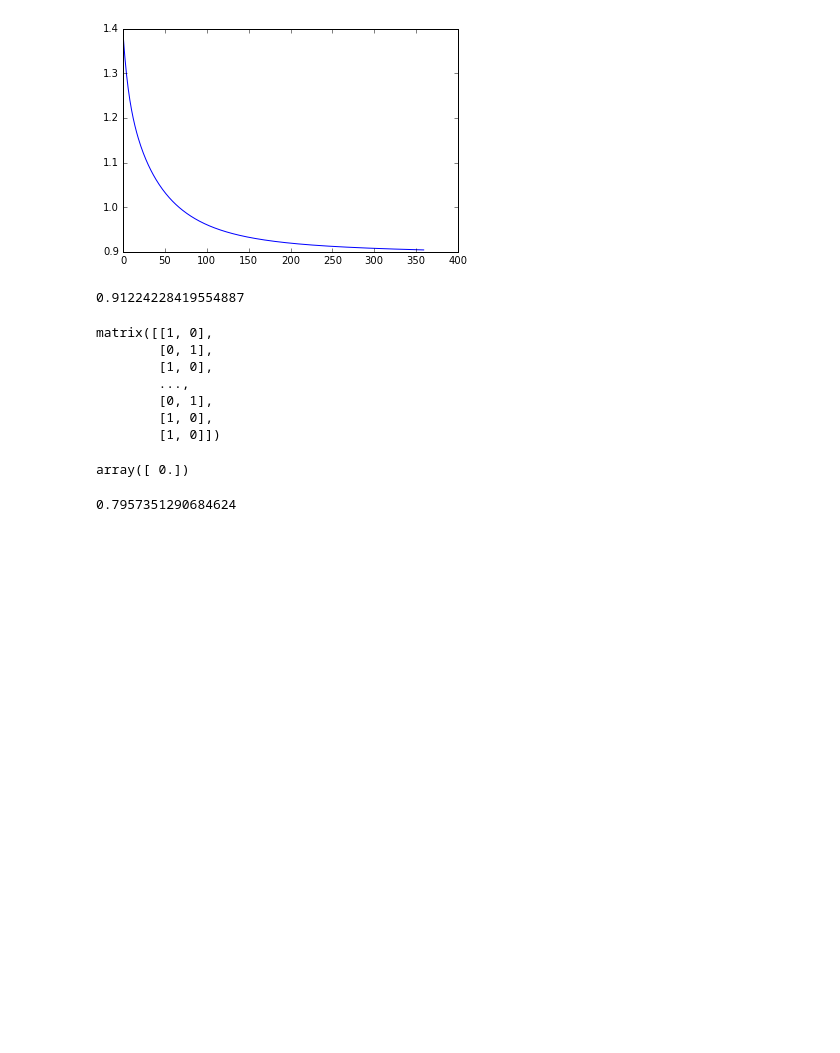
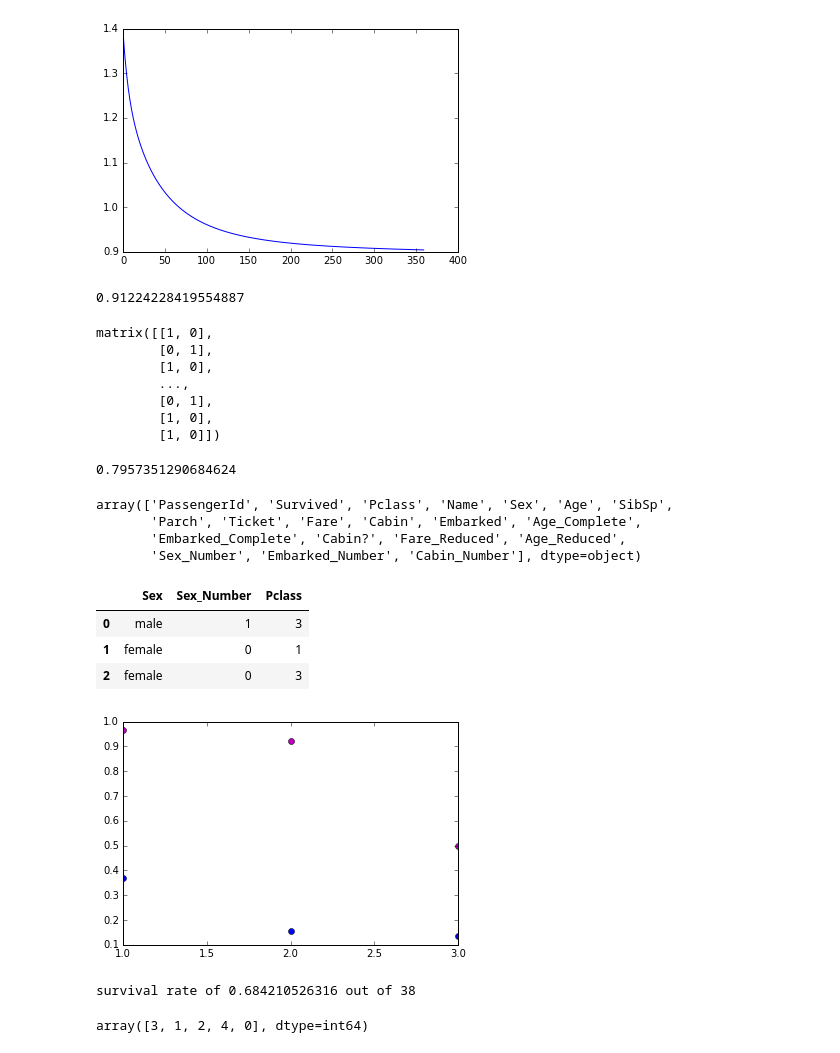
Before and after one commit to keklarup/Kaggle-titanic, a Jupyter notebook: Titanic.ipynb, the cells around one changed output. Saved outputs shown, nothing was run; the diff lists cells and outputs as text; code cells hidden in the pictures; blank space fills up the shorter version.

```diff
--- a/Titanic.ipynb
+++ b/Titanic.ipynb
@@ -374,0 +443,4 @@ print (train_data[0:10,0])
+# %%
+train_X = big_X_imputed[0:train_df.shape[0]].as_matrix()
+test_X = big_X_imputed[train_df.shape[0]::].as_matrix()
+train_y = train_df['Survived']
@@ -375,7 +450,14 @@ print (train_data[0:10,0])
+# %%
+gbm = xgb.XGBClassifier(max_depth=5, n_estimators=300, learning_rate=0.01,
+                       min_child_weight=1, gamma=5,reg_lambda=5,
+                       objective= 'binary:logistic').fit(train_X, train_Y)
+# %%
+predictions = gbm.predict(train_X)
 # %%
+#success rate of model compared to training set:
 y=0
-for x in range(0,len(output)):
-    if output[x]==train_data[x,0]:
+for x in range(0,len(predictions)):
+    if predictions[x]==train_Y[0]:
         y=y+1
 print (1.*y/len(output))
 # %% [output]
@@ -528,10 +591,6 @@ for x in range(0,len(test2)):
         solutions[x]=1
 # %%
 LogisticPredictions=solutions
-# %%
-LogisticPredictions[0]
-# %% [output]
-array([ 0.])
 # %%
 y=0
 for x in range(0,len(Ypart)):
@@ -542,0 +604,42 @@ print (y/len(Ypart))
+# %%
+SA_train.columns.values
+# %% [output]
+array(['PassengerId', 'Survived', 'Pclass', 'Name', 'Sex', 'Age', 'SibSp',
+       'Parch', 'Ticket', 'Fare', 'Cabin', 'Embarked', 'Age_Complete',
+       'Embarked_Complete', 'Cabin?', 'Fare_Reduced', 'Age_Reduced',
+       'Sex_Number', 'Embarked_Number', 'Cabin_Number'], dtype=object)
+# %%
+SA_train[['Sex','Sex_Number','Pclass']].head(3)
+# %% [output]
+|  | Sex | Sex_Number | Pclass |
+| 0 | male | 1 | 3 |
+| 1 | female | 0 | 1 |
+| 2 | female | 0 | 3 |
+# %%
+#First compound variable: sex and class:
+Class=[];
+SurvivalRate=[];
+x=0;
+y=0;
+z=0;
+for sex in range(0,2):
+    subClass=[];
+    subSurvivalRate=[];
+    for C in range(1,4):
+        test=pd.value_counts(SA_train[(SA_train['Sex_Number']==sex) & (SA_train['Pclass']==C)]['Survived']);
+        try:
+            test2=1.*test[1]/(test[0]+test[1]);
+        except:
+            test2=1.;
+#        try:
+#            test3=test[0]+test[1];
+#        except:
+#            test3=test.values[0];
+        subClass.append(C);
+        subSurvivalRate.append(test2)
+    Class.append(subClass);
+    SurvivalRate.append(subSurvivalRate);
+#print ('survival rate of %s out of %s' % (test2,test3))
+plt.plot(Class[0],SurvivalRate[0],'mo',Class[1],SurvivalRate[1],'bo');
+# %% [output]
+[figure, added]
@@ -542,0 +650,19 @@ print (y/len(Ypart))
+# %%
+#SA_train[(SA_train['Age_Complete'] >= 18) & (SA_train['Age_Complete'] < 60)]['Survived'])
+test=pd.value_counts(SA_train[(SA_train['Sex_Number']==0) & (SA_train['Age_Reduced']==2)]['Survived']);
+try:
+    test2=1.*test[1]/(test[0]+test[1]);
+except:
+    test2=1.;
+try:
+    test3=test[0]+test[1];
+except:
+    test3=test.values[0];
+#test2=2
+print ('survival rate of %s out of %s' % (test2,test3))
+# %% [output]
+survival rate of 0.684210526316 out of 38
+# %%
+SA_train['Age_Reduced'].unique()
+# %% [output]
+array([3, 1, 2, 4, 0], dtype=int64)
```
Also changed, not shown: parts of 44 cells of this notebook, 1 other file.
